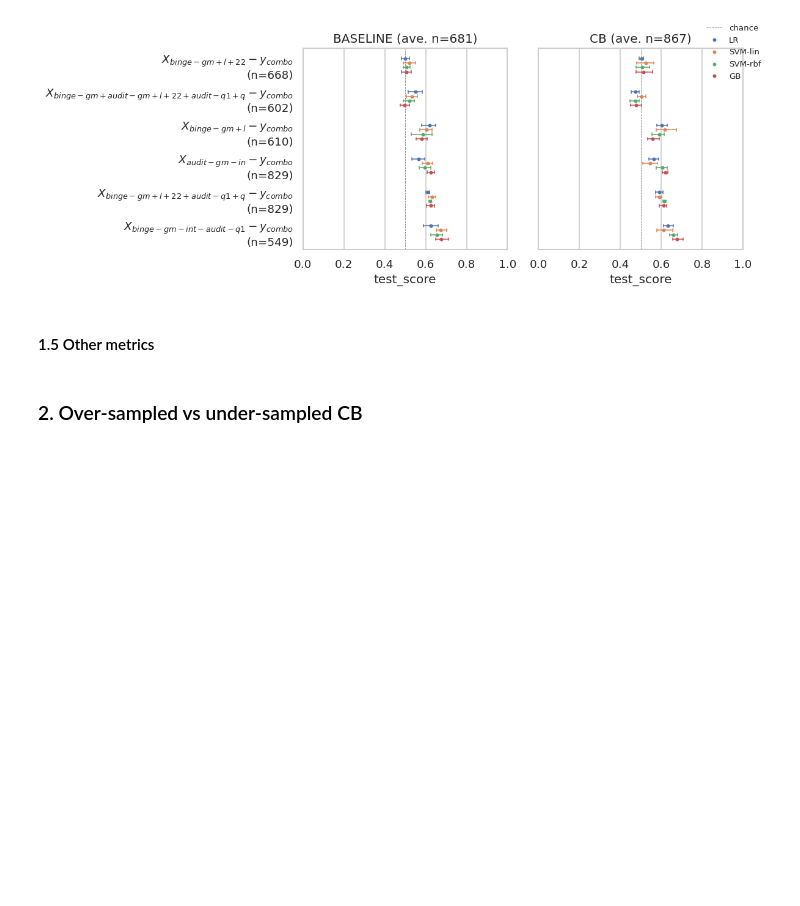
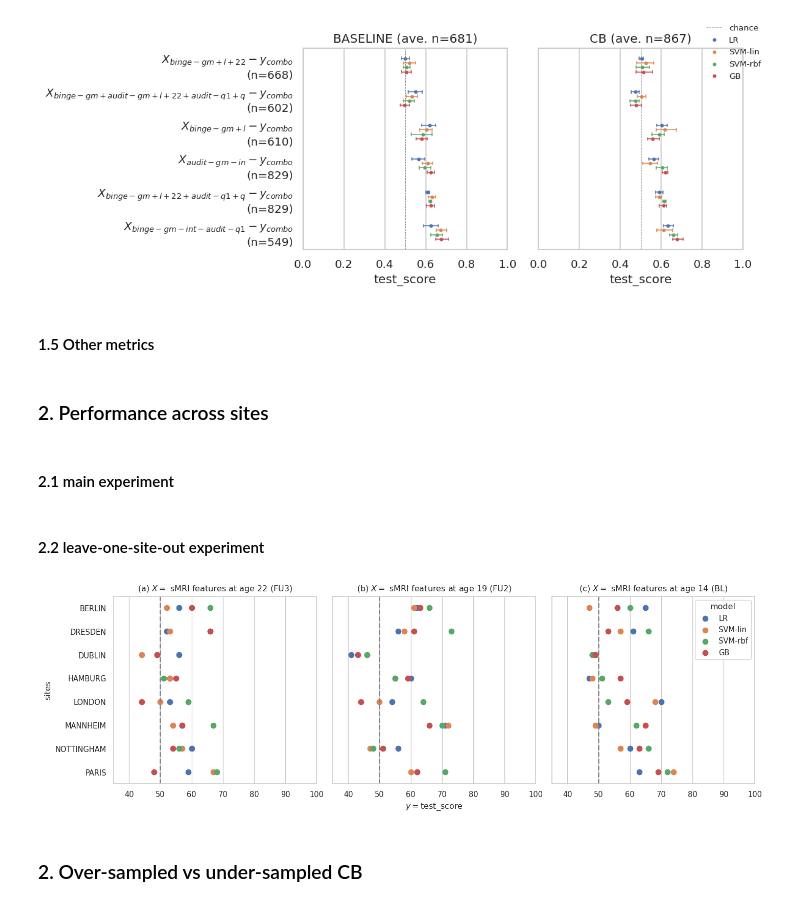
Before and after one commit to RoshanRane/ML_for_IMAGEN, a Jupyter notebook: MLpipelines/plot_results.ipynb, the cells around one changed output. Drawn from its saved outputs; the diff is of its cells as text; code cells hidden in the pictures; blank space fills up the shorter version.

```diff
--- a/MLpipelines/plot_results.ipynb
+++ b/MLpipelines/plot_results.ipynb
@@ -227,24 +251,54 @@ plot_result(df, x="specificity", no_confs=False, input_type='sMRI (22yrs)')
 plt.show()
 plot_result(df, x="sensitivity", no_confs=False, input_type='sMRI (22yrs)')
 plt.show()
-# %%
-# fMRI different labels
-dfs = []
-input_types = []
-tp_map = {"bl":"14yr", "fu1":"16yr", "fu2":"19yr", "fu3":"22yr"}
-typ = "fMRI"
-for f in glob("results/rsfmri*/*/run.csv"):
-#     print(f)
-    dfs.extend([pd.read_csv(f)])
-    # determine the input type for folder name
-    _, tp = f.split("/")[-3].replace("-z2","").split("-")[:2]
-    input_type = "{} ({})".format(typ, tp_map[tp.lower()])
-#     print(f, input_type)
-    input_types.extend([input_type])
-
-plot_result(dfs, x ='specificity', input_type=input_types,
-            conf_ctrl=["baseline","cb"], no_confs=True,
-            sorty_by='test_score', join=False) #'n_samples', 'test_score'
+# %% [markdown]
+### 2. Performance across sites
+# %% [markdown]
+#### 2.1 main experiment
+# %% [markdown]
+#### 2.2 leave-one-site-out experiment
+# %%
+r_path = "fulldata"
+df_fulls = [
+    (r"(a) $X=$ sMRI features at age 22 (FU3)", pd.read_csv(glob(f"results/across_sites/{r_path}-fu3*19a*/*/run.csv")[0])),
+    (r"(b) $X=$ sMRI features at age 19 (FU2)", pd.read_csv(glob(f"results/across_sites/{r_path}-fu2*19a*/*/run.csv")[0])),
+    (r"(c) $X=$ sMRI features at age 14 (BL)",  pd.read_csv(glob(f"results/across_sites/{r_path}-bl*19a*/*/run.csv" )[0])),
+]
+x = "test_score"#'roc_auc'
+xlim = [35, 100]
+
+sns.set(style='whitegrid', context='paper')
+fig, axes = plt.subplots(1, 3, dpi=120, sharex=True, sharey=True,
+                         figsize=(12, 4))
+
+def remap_test_ids_to_site(test_ids):
+    test_ids = eval(test_ids)
+    # load the information on which site each subject (ID) belong to
+    sub_ids_to_site = pd.read_csv("/ritter/share/data/IMAGEN/IMAGEN_BIDS/participants_BL.csv", usecols=["ID","site"], index_col=["ID"])
+    sites = sub_ids_to_site.loc[test_ids]
+    return sites["site"].unique()[0]
+
+for i, (title, df) in enumerate(df_fulls):
+    ax = axes[i]
+    df[x] = df[x].apply(lambda x:round(x*100))
+    df["sites"] = df["test_ids"].apply(remap_test_ids_to_site)
+    sns.pointplot(y="sites", x=x, hue="model", data=df,
+                  hue_order=["LR", "SVM-lin", "SVM-rbf", "GB"],
+                  join=False, palette=sns.color_palette(),
+                  ax=ax)
+
+    ax.axvline(50, lw=1.5, color='gray',linestyle="--")
+    ax.set_title(title)
+    ax.set_xlim(xlim)
+    if i>0: ax.set_ylabel("")
+    ax.set_xlabel("")
+    if i==1: ax.set_xlabel(r"$y=$"+x)
+    if i!=2: ax.get_legend().remove()
+
+plt.tight_layout()
+plt.show()
+# %% [output]
+[figure, added]
 # %% [markdown]
 ### 2. Over-sampled vs under-sampled CB
 # %%
```
Also changed, not shown: parts of 7 cells of this notebook, 9 other files.
